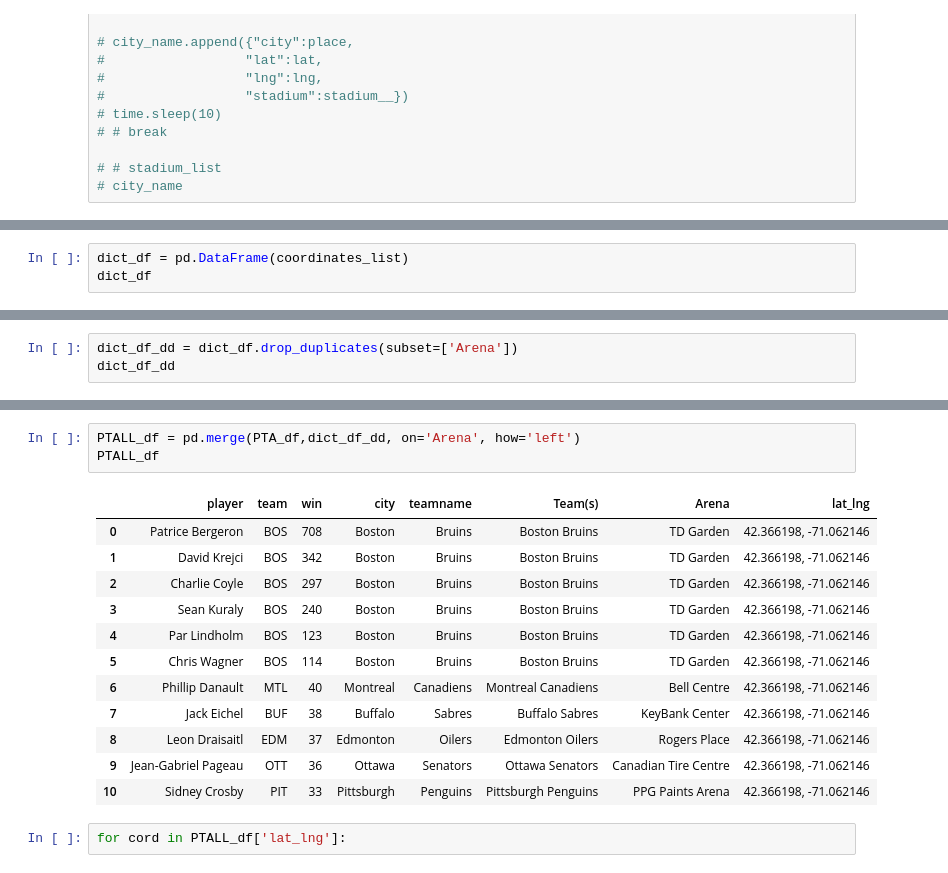
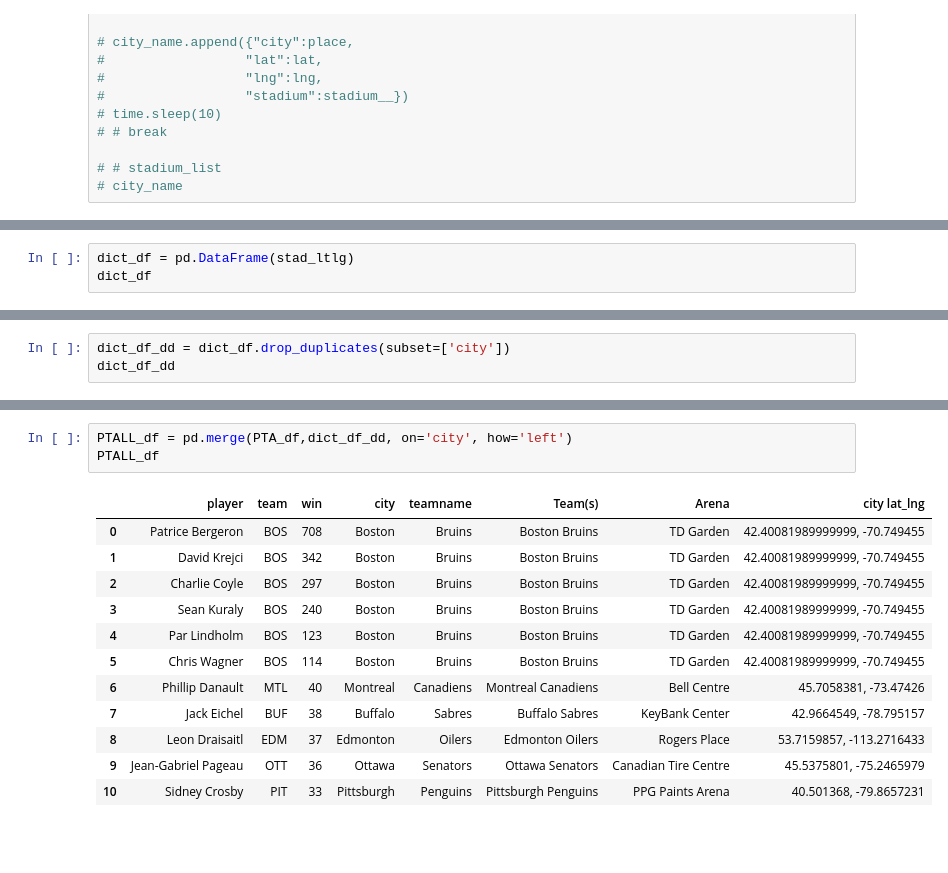
Before and after one commit to Ksheekey/ETL-Challenge, a Jupyter notebook: API-COPY_pl.ipynb, the cells around one changed output, grey strips where cells are left out. Saved outputs shown, nothing was run; the diff lists cells and outputs as text; blank space fills up the shorter version.

```diff
--- a/API-COPY_pl.ipynb
+++ b/API-COPY_pl.ipynb
@@ -347,0 +355,3 @@ coordinates_list
+# %%
+dict_df = pd.DataFrame(stad_ltlg)
+dict_df
@@ -358,3 +380,0 @@ coordinates_list
-# %%
-dict_df = pd.DataFrame(coordinates_list)
-dict_df
@@ -374,4 +381,4 @@ dict_df
 # %%
-dict_df_dd = dict_df.drop_duplicates(subset=['Arena'])
+dict_df_dd = dict_df.drop_duplicates(subset=['city'])
 dict_df_dd
 # %% [output]
@@ -385,19 +392,17 @@ dict_df_dd
 # %%
-PTALL_df = pd.merge(PTA_df,dict_df_dd, on='Arena', how='left')
+PTALL_df = pd.merge(PTA_df,dict_df_dd, on='city', how='left')
 PTALL_df
 # %% [output]
-|  | player | team | win | city | teamname | Team(s) | Arena | lat_lng |
-| 0 | Patrice Bergeron | BOS | 708 | Boston | Bruins | Boston Bruins | TD Garden | 42.366198, -71.062146 |
-| 1 | David Krejci | BOS | 342 | Boston | Bruins | Boston Bruins | TD Garden | 42.366198, -71.062146 |
-| 2 | Charlie Coyle | BOS | 297 | Boston | Bruins | Boston Bruins | TD Garden | 42.366198, -71.062146 |
-| 3 | Sean Kuraly | BOS | 240 | Boston | Bruins | Boston Bruins | TD Garden | 42.366198, -71.062146 |
-| 4 | Par Lindholm | BOS | 123 | Boston | Bruins | Boston Bruins | TD Garden | 42.366198, -71.062146 |
-| 5 | Chris Wagner | BOS | 114 | Boston | Bruins | Boston Bruins | TD Garden | 42.366198, -71.062146 |
-| 6 | Phillip Danault | MTL | 40 | Montreal | Canadiens | Montreal Canadiens | Bell Centre | 42.366198, -71.062146 |
-| 7 | Jack Eichel | BUF | 38 | Buffalo | Sabres | Buffalo Sabres | KeyBank Center | 42.366198, -71.062146 |
-| 8 | Leon Draisaitl | EDM | 37 | Edmonton | Oilers | Edmonton Oilers | Rogers Place | 42.366198, -71.062146 |
-| 9 | Jean-Gabriel Pageau | OTT | 36 | Ottawa | Senators | Ottawa Senators | Canadian Tire Centre | 42.366198, -71.062146 |
-| 10 | Sidney Crosby | PIT | 33 | Pittsburgh | Penguins | Pittsburgh Penguins | PPG Paints Arena | 42.366198, -71.062146 |
+|  | player | team | win | city | teamname | Team(s) | Arena | city lat_lng |
+| 0 | Patrice Bergeron | BOS | 708 | Boston | Bruins | Boston Bruins | TD Garden | 42.40081989999999, -70.749455 |
+| 1 | David Krejci | BOS | 342 | Boston | Bruins | Boston Bruins | TD Garden | 42.40081989999999, -70.749455 |
+| 2 | Charlie Coyle | BOS | 297 | Boston | Bruins | Boston Bruins | TD Garden | 42.40081989999999, -70.749455 |
+| 3 | Sean Kuraly | BOS | 240 | Boston | Bruins | Boston Bruins | TD Garden | 42.40081989999999, -70.749455 |
+| 4 | Par Lindholm | BOS | 123 | Boston | Bruins | Boston Bruins | TD Garden | 42.40081989999999, -70.749455 |
+| 5 | Chris Wagner | BOS | 114 | Boston | Bruins | Boston Bruins | TD Garden | 42.40081989999999, -70.749455 |
+| 6 | Phillip Danault | MTL | 40 | Montreal | Canadiens | Montreal Canadiens | Bell Centre | 45.7058381, -73.47426 |
+| 7 | Jack Eichel | BUF | 38 | Buffalo | Sabres | Buffalo Sabres | KeyBank Center | 42.9664549, -78.795157 |
+| 8 | Leon Draisaitl | EDM | 37 | Edmonton | Oilers | Edmonton Oilers | Rogers Place | 53.7159857, -113.2716433 |
+| 9 | Jean-Gabriel Pageau | OTT | 36 | Ottawa | Senators | Ottawa Senators | Canadian Tire Centre | 45.5375801, -75.2465979 |
+| 10 | Sidney Crosby | PIT | 33 | Pittsburgh | Penguins | Pittsburgh Penguins | PPG Paints Arena | 40.501368, -79.8657231 |
-# %%
-for cord in PTALL_df['lat_lng']:
 # %%
```
Also changed, not shown: parts of 25 cells of this notebook.
